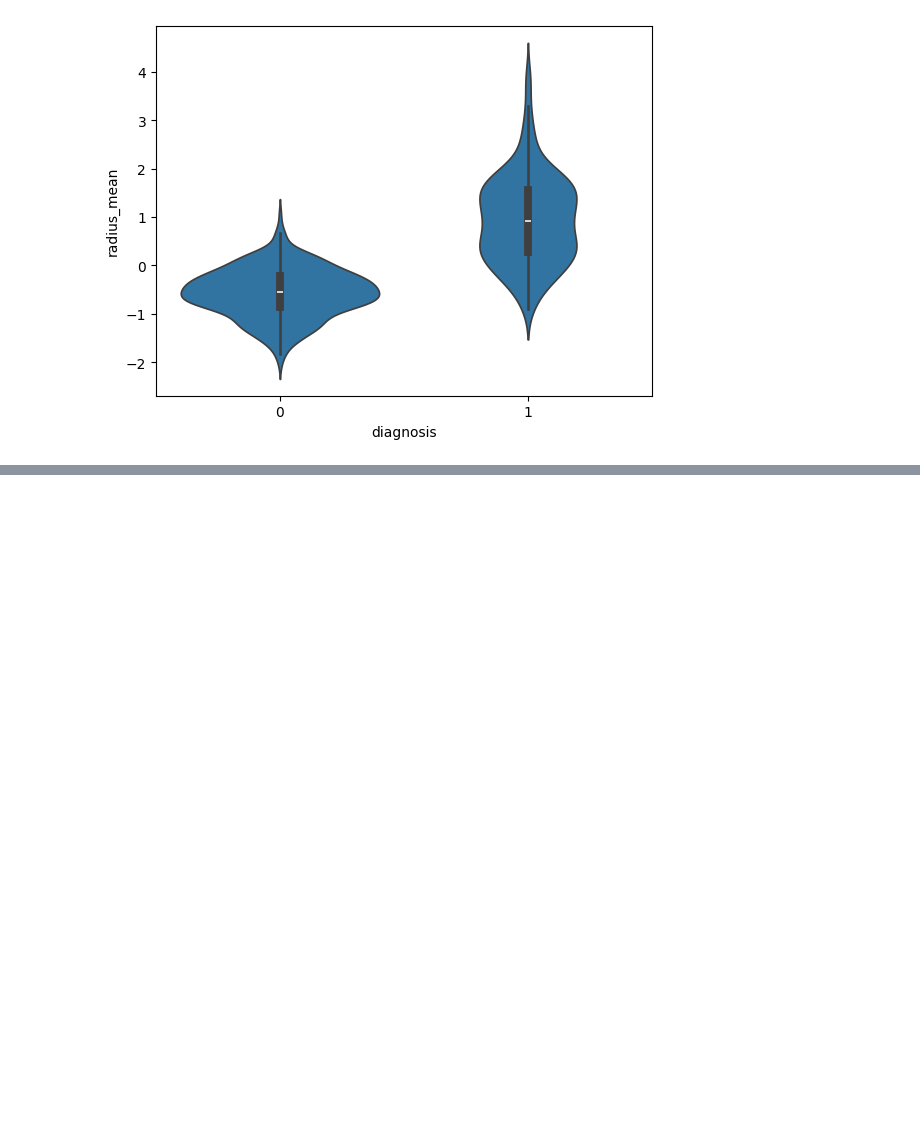
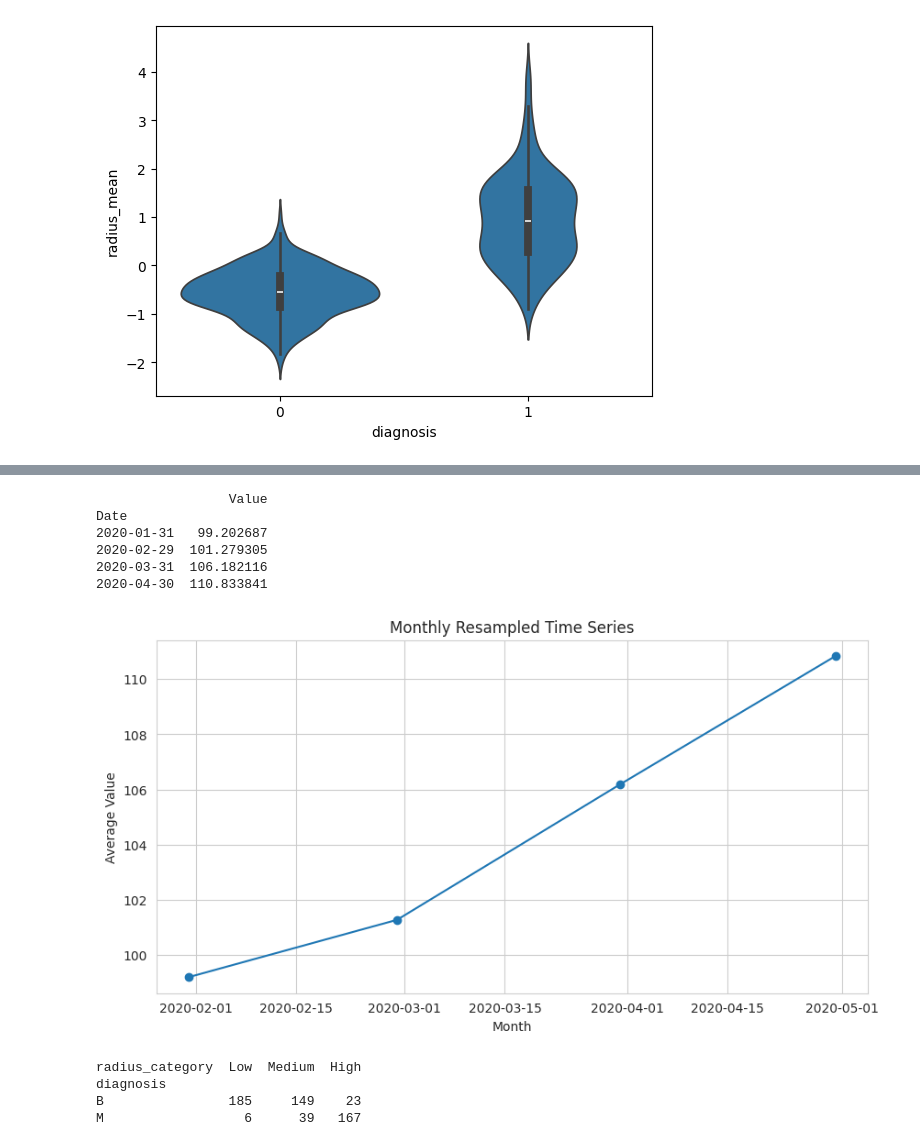
Before and after one commit to sanchi1004/EDA-Course-Project, a Jupyter notebook: Phase1_EDA.ipynb, the cells around one changed output, grey strips where cells are left out. Drawn from its saved outputs; the diff is of its cells as text; code cells hidden in the pictures; blank space fills up the shorter version.

```diff
--- a/Phase1_EDA.ipynb
+++ b/Phase1_EDA.ipynb
@@ -337,0 +522,27 @@ plt.show()
+# %%
+monthly_data = ts_df.resample("ME").mean()
+
+print(monthly_data)
+# %% [output]
+                 Value
+Date
+2020-01-31   99.202687
+2020-02-29  101.279305
+2020-03-31  106.182116
+2020-04-30  110.833841
+# %%
+plt.figure(figsize=(10,5))
+
+plt.plot(
+    monthly_data.index,
+    monthly_data["Value"],
+    marker="o"
+)
+
+plt.title("Monthly Resampled Time Series")
+plt.xlabel("Month")
+plt.ylabel("Average Value")
+
+plt.show()
+# %% [output]
+[figure, added]
@@ -337,0 +555,12 @@ plt.show()
+# %%
+contingency_table = pd.crosstab(
+    df["diagnosis"],
+    df["radius_category"]
+)
+
+print(contingency_table)
+# %% [output]
+radius_category  Low  Medium  High
+diagnosis
+B                185     149    23
+M                  6      39   167
```
Also changed, not shown: parts of 59 cells of this notebook.
